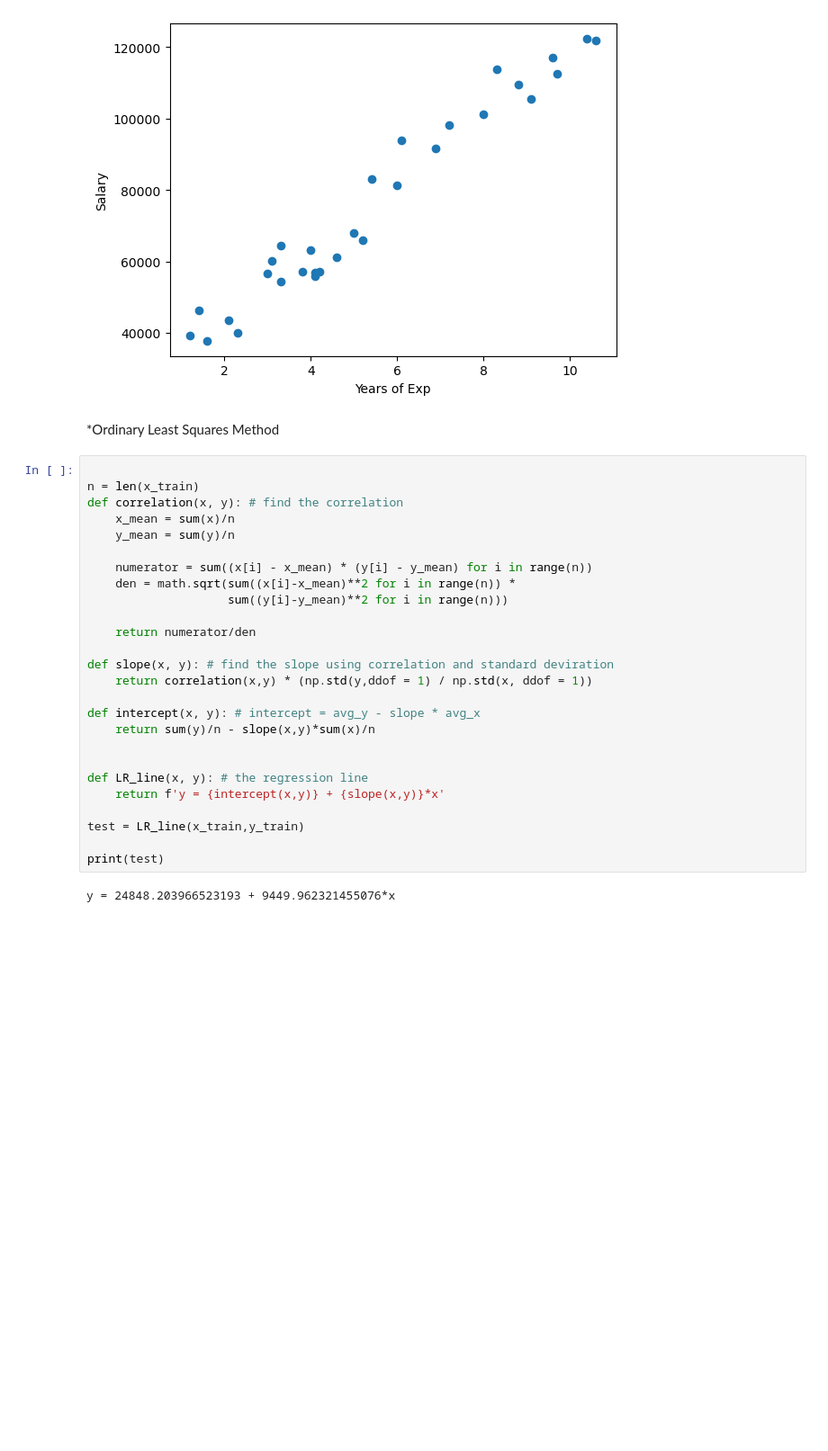
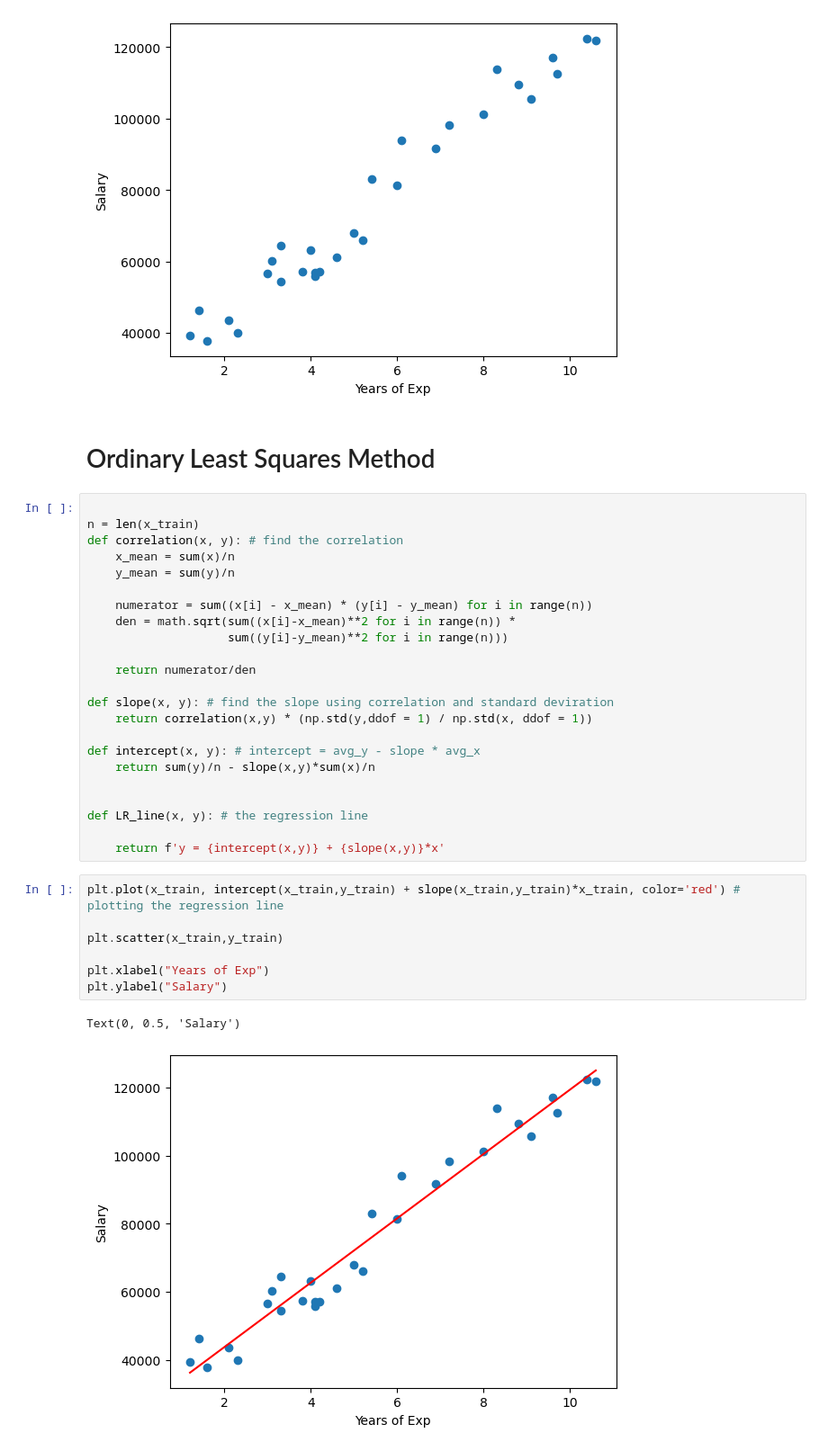
Before and after one commit to 1YEARTRAINING/1-YEAR-TRAINING, a Jupyter notebook: Machine Learning/LinearRegression/LinearRegression.ipynb, the cells around one changed output. Shown at 90% size. Saved outputs shown, nothing was run; the diff lists cells and outputs as text; blank space fills up the shorter version.

```diff
--- a/Machine Learning/LinearRegression/LinearRegression.ipynb
+++ b/Machine Learning/LinearRegression/LinearRegression.ipynb
@@ -26,7 +26,7 @@ plt.ylabel("Salary")
 Text(0, 0.5, 'Salary')
 [figure]
 # %% [markdown]
-*Ordinary Least Squares Method
+# Ordinary Least Squares Method
 # %%
 
 n = len(x_train)
@@ -48,10 +48,15 @@ def intercept(x, y): # intercept = avg_y - slope * avg_x
 
 
 def LR_line(x, y): # the regression line
+
     return f'y = {intercept(x,y)} + {slope(x,y)}*x'
-
-test = LR_line(x_train,y_train)
-
-print(test)
-# %% [output]
-y = 24848.203966523193 + 9449.962321455076*x
+# %%
+plt.plot(x_train, intercept(x_train,y_train) + slope(x_train,y_train)*x_train, color='red') # plotting the regression line
+
+plt.scatter(x_train,y_train)
+
+plt.xlabel("Years of Exp")
+plt.ylabel("Salary")
+# %% [output]
+Text(0, 0.5, 'Salary')
+[figure, added]
```
Also changed, not shown: parts of 3 cells of this notebook.
